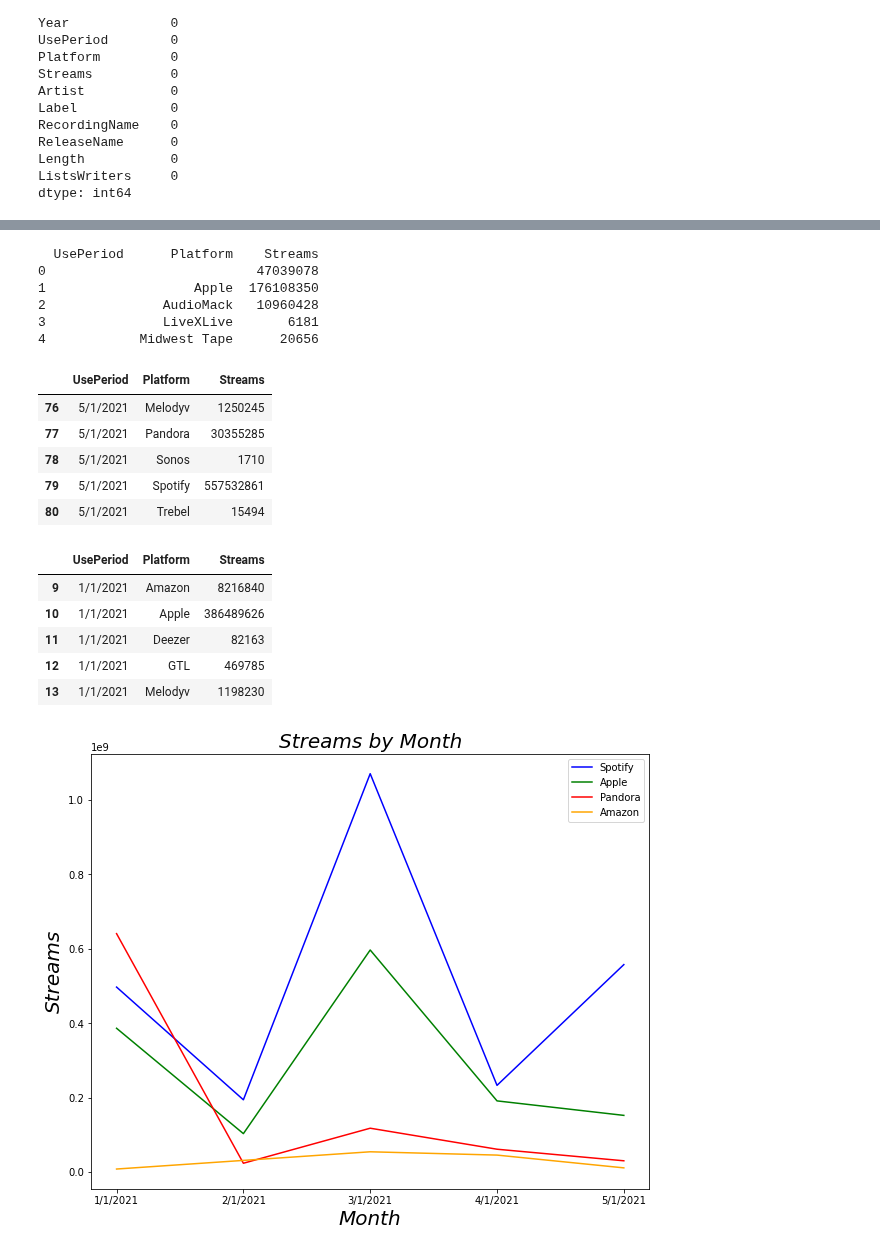
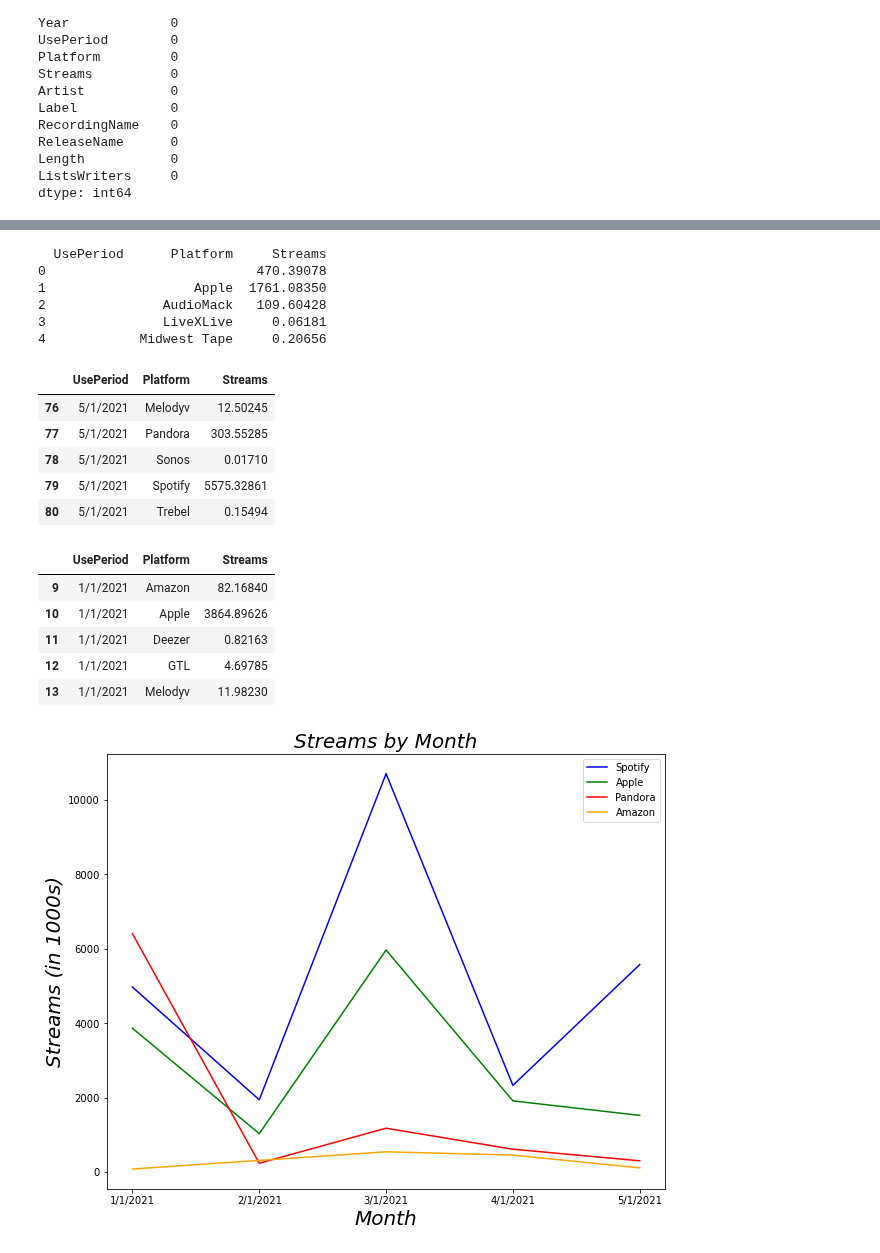
Before and after one commit to NSS-Data-Analytics-Cohort-6/mlc-project-count-dracula, a Jupyter notebook: notebooks/line graph test.ipynb, the cells around one changed output, grey strips where cells are left out. Cells and saved outputs as stored; diff of their text form; code cells hidden in the pictures.

```diff
--- a/notebooks/line graph test.ipynb
+++ b/notebooks/line graph test.ipynb
@@ -82,6 +82,8 @@ dtype: int64
 music_df['Streams'] = music_df['Streams'].astype(str)
 music_df['Streams']=music_df['Streams'].str.replace(',','')
 music_df['Streams'] = music_df['Streams'].astype(int)
+# %%
+music_df["Streams"] = music_df["Streams"]/1000
 # %%
 music_df['UsePeriod'] = music_df['UsePeriod'].astype(str)
 # %%
@@ -112,21 +114,21 @@ month_streams = music_df.groupby(['UsePeriod', 'Platform'], as_index=False,).agg
 
 print(month_streams.head())
 # %% [output]
-  UsePeriod      Platform    Streams
-0                           47039078
-1                   Apple  176108350
-2               AudioMack   10960428
-3               LiveXLive       6181
-4            Midwest Tape      20656
+  UsePeriod      Platform     Streams
+0                           470.39078
+1                   Apple  1761.08350
+2               AudioMack   109.60428
+3               LiveXLive     0.06181
+4            Midwest Tape     0.20656
 # %%
 month_streams.tail()
 # %% [output]
 |  | UsePeriod | Platform | Streams |
-| 76 | 5/1/2021 | Melodyv | 1250245 |
-| 77 | 5/1/2021 | Pandora | 30355285 |
-| 78 | 5/1/2021 | Sonos | 1710 |
-| 79 | 5/1/2021 | Spotify | 557532861 |
-| 80 | 5/1/2021 | Trebel | 15494 |
+| 76 | 5/1/2021 | Melodyv | 12.50245 |
+| 77 | 5/1/2021 | Pandora | 303.55285 |
+| 78 | 5/1/2021 | Sonos | 0.01710 |
+| 79 | 5/1/2021 | Spotify | 5575.32861 |
+| 80 | 5/1/2021 | Trebel | 0.15494 |
 # %%
 Month = month_streams[month_streams['UsePeriod'].isin(['1/1/2021', '2/1/2021', '3/1/2021', '4/1/2021', '5/1/2021'])]
 Amazon = Month[Month['Platform'].isin(['Amazon'])]
@@ -137,21 +139,21 @@ Pandora = Month[Month['Platform'].isin(['Pandora'])]
 Month.head()
 # %% [output]
 |  | UsePeriod | Platform | Streams |
-| 9 | 1/1/2021 | Amazon | 8216840 |
-| 10 | 1/1/2021 | Apple | 386489626 |
-| 11 | 1/1/2021 | Deezer | 82163 |
-| 12 | 1/1/2021 | GTL | 469785 |
-| 13 | 1/1/2021 | Melodyv | 1198230 |
+| 9 | 1/1/2021 | Amazon | 82.16840 |
+| 10 | 1/1/2021 | Apple | 3864.89626 |
+| 11 | 1/1/2021 | Deezer | 0.82163 |
+| 12 | 1/1/2021 | GTL | 4.69785 |
+| 13 | 1/1/2021 | Melodyv | 11.98230 |
 # %%
 plt.subplots(figsize=(10,8))
 plt.plot(Spotify.UsePeriod, Spotify.Streams, color="Blue")
 plt.plot(Apple.UsePeriod, Apple.Streams, color="Green")
 plt.plot(Pandora.UsePeriod, Pandora.Streams, color="Red")
 plt.plot(Amazon.UsePeriod, Amazon.Streams, color="Orange")
 plt.title('Streams by Month', fontsize=20, fontstyle='oblique')
 plt.xlabel('Month', fontsize=20, fontstyle='oblique')
-plt.ylabel('Streams', fontsize=20, fontstyle='oblique')
+plt.ylabel('Streams (in 1000s)', fontsize=20, fontstyle='oblique')
 plt.legend(["Spotify", "Apple", "Pandora", "Amazon"])
 plt.show()
 # %% [output]
-[figure, old version]
+[figure, new version]
```
Also changed, not shown: parts of 1 cell of this notebook.
